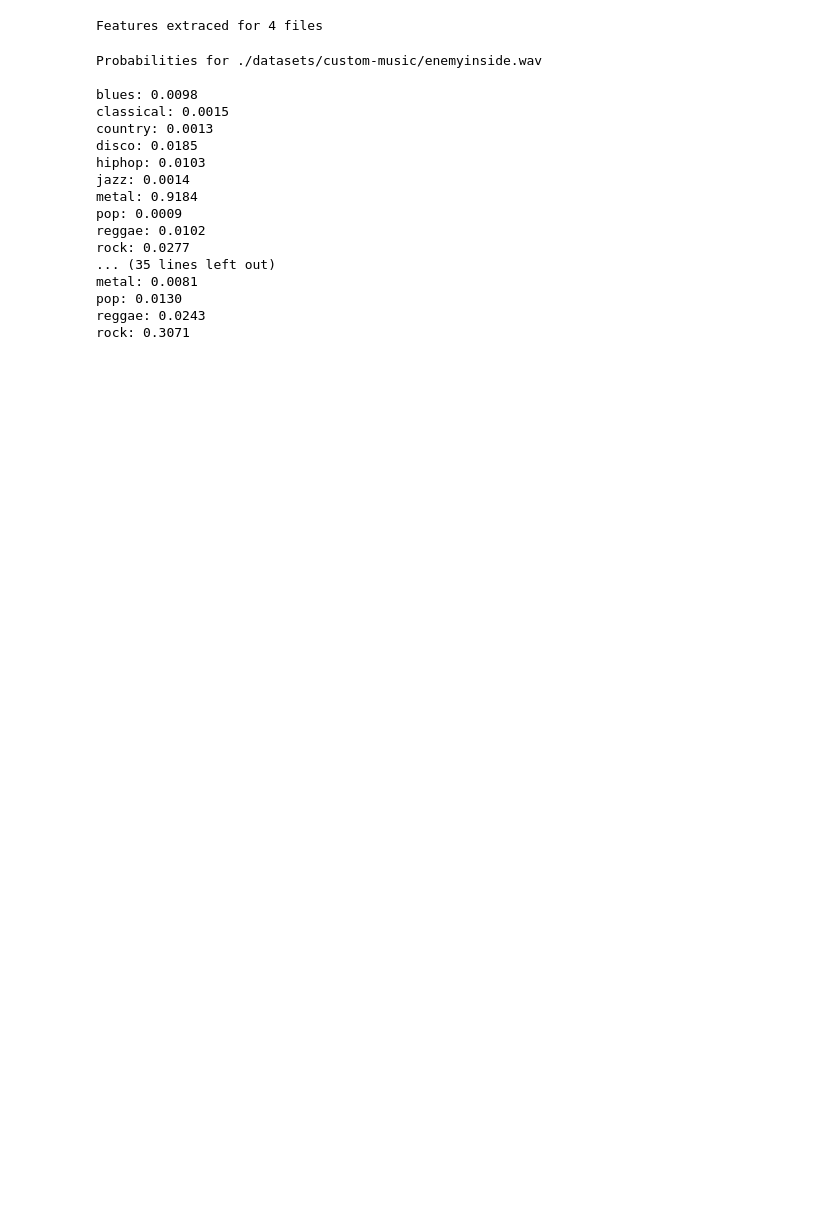
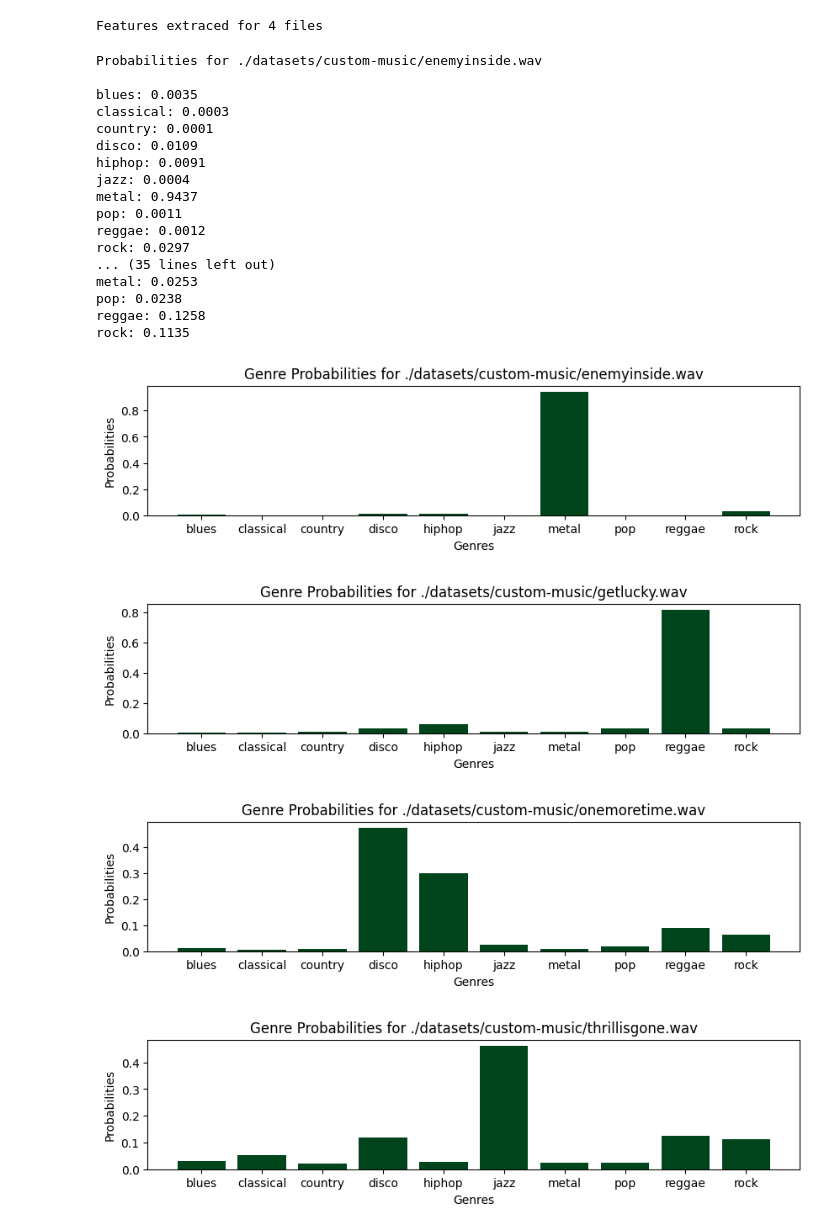
Before and after one commit to rabbittheory/MusicGenreClassification, a Jupyter notebook: Music Genre Classification.ipynb, the cells around one changed output. Cells and saved outputs as stored; diff of their text form; code cells hidden in the pictures; blank space fills up the shorter version.

```diff
--- a/Music Genre Classification.ipynb
+++ b/Music Genre Classification.ipynb
@@ -171,7 +169,7 @@ Epoch 50/50, Loss: 0.5009
 # %%
 #Load the saved model instead
 try:
-    model.load_state_dict(torch.load('./music_genre_classifier_0.001.pth'))
+    model.load_state_dict(torch.load('./music_genre_classifier.pth'))
     print('Model Loaded')
 except FileNotFoundError:
     print('File cannot be found')
@@ -296,41 +294,55 @@ test_features_np_optimised = scaler.transform(test_features_np)
 new_data_tensor = torch.tensor(test_features_np_optimised, dtype=torch.float32)
 # %%
 new_data_loader = DataLoader(new_data_tensor, batch_size=32, shuffle=False)
+#Don't really need batches for this but let's keep it consistent
 model.eval()
 probabilities = []
 
 with torch.no_grad():
     for inputs in new_data_loader:
         # Forward pass
         outputs = model(inputs)
         probabilities_batch = torch.softmax(outputs, dim=1)
         # Convert probabilities to numpy array
         probabilities_batch = probabilities_batch.numpy()
         # Append probabilities_batch to probabilities
         probabilities.append(probabilities_batch)
 
 decoded_labels=label_encoder.inverse_transform(np.arange(10))
-# Print probabilities and label encods
+#Print probabilities and label encods
 for batch_probs in probabilities:
     for j,probs in enumerate(batch_probs):
+        #Uncomment this if you need to see the actual values but graph is more than enough at this stage
+
         print("\nProbabilities for",audio_files[j],'\n')
         for i, prob in enumerate(probs):
             print(f"{decoded_labels[i]}: {prob:.4f}")
+
+        plt.figure(figsize=(10, 2))
+        plt.bar(list(decoded_labels), list(probs), color=plt.cm.Greens(1.0))
+        # Add title and labels
+        plt.title(f'Genre Probabilities for {audio_files[j]}')
+        plt.xlabel('Genres')
+        plt.ylabel('Probabilities')
 # %% [output]
 Probabilities for ./datasets/custom-music/enemyinside.wav
 
-blues: 0.0098
-classical: 0.0015
-country: 0.0013
-disco: 0.0185
-hiphop: 0.0103
-jazz: 0.0014
-metal: 0.9184
-pop: 0.0009
-reggae: 0.0102
-rock: 0.0277
+blues: 0.0035
+classical: 0.0003
+country: 0.0001
+disco: 0.0109
+hiphop: 0.0091
+jazz: 0.0004
+metal: 0.9437
+pop: 0.0011
+reggae: 0.0012
+rock: 0.0297
 ... (35 lines left out)
-metal: 0.0081
-pop: 0.0130
-reggae: 0.0243
-rock: 0.3071
+metal: 0.0253
+pop: 0.0238
+reggae: 0.1258
+rock: 0.1135
+[figure, added]
+[figure, added]
+[figure, added]
+[figure, added]
```
Also changed, not shown: parts of 7 cells of this notebook, 1 other file.
